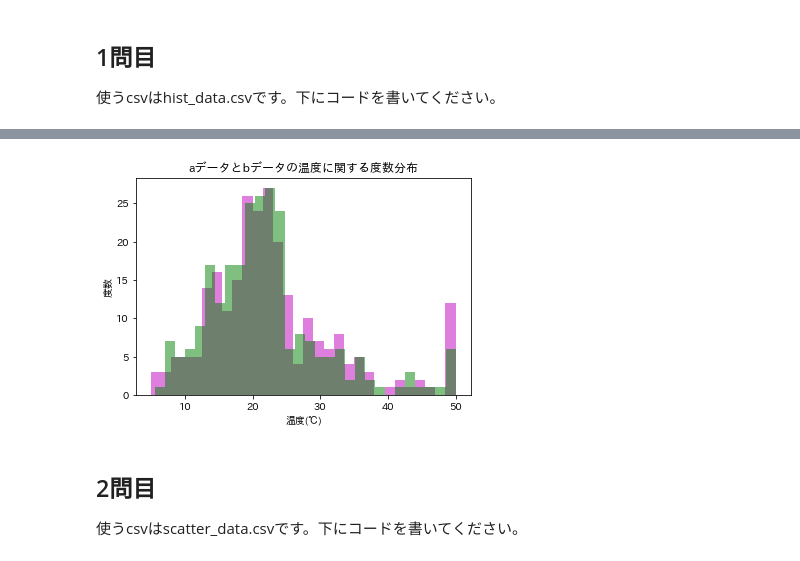
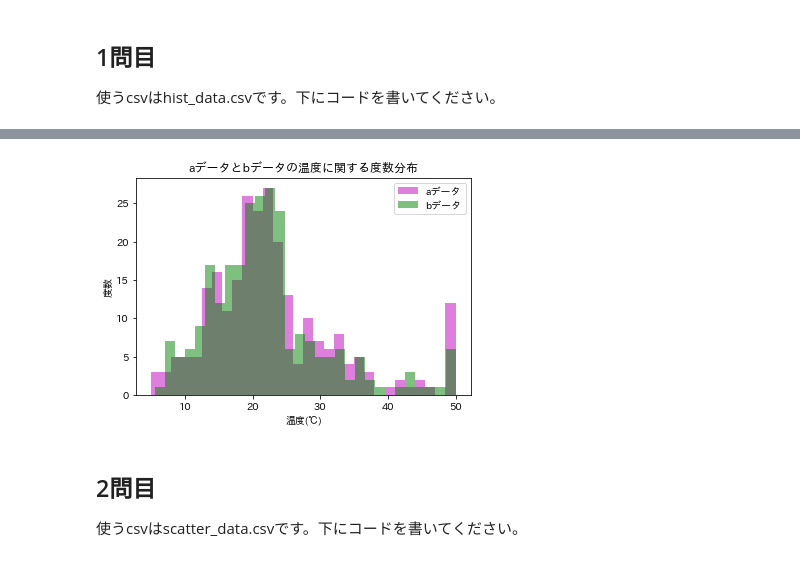
Before and after one commit to kobayashimasanobu/Basic--Python, a Jupyter notebook: colab/answer/可視化問題__answer.ipynb, the cells around one changed output, grey strips where cells are left out. Saved outputs shown, nothing was run; the diff lists cells and outputs as text; code cells hidden in the pictures.

```diff
--- a/colab/answer/可視化問題__answer.ipynb
+++ b/colab/answer/可視化問題__answer.ipynb
@@ -27,8 +27,9 @@ japanize_matplotlib.japanize()
 
 a_data_hist = pd.read_csv("hist_data.csv",usecols=[0],squeeze=True)
 b_data_hist = pd.read_csv("hist_data.csv",usecols=[1],squeeze=True)
-plt.hist(a_data_hist, bins=30, alpha=0.5, color='m')
-plt.hist(b_data_hist, bins=30, alpha=0.5, color='g')
+plt.hist(a_data_hist, bins=30, alpha=0.5, color='m',label="aデータ")
+plt.hist(b_data_hist, bins=30, alpha=0.5, color='g',label="bデータ")
+plt.legend()
 plt.title("aデータとbデータの温度に関する度数分布")
 plt.xlabel("温度(℃)")
 plt.ylabel("度数")
@@ -44,7 +45,7 @@ Requirement already satisfied: kiwisolver>=1.0.1 in /usr/local/lib/python3.7/dis
 Requirement already satisfied: pyparsing!=2.0.4,!=2.1.2,!=2.1.6,>=2.0.1 in /usr/local/lib/python3.7/dist-packages (from matplotlib->japanize-matplotlib) (3.0.9)
 Requirement already satisfied: typing-extensions in /usr/local/lib/python3.7/dist-packages (from kiwisolver>=1.0.1->matplotlib->japanize-matplotlib) (4.1.1)
 Requirement already satisfied: six>=1.5 in /usr/local/lib/python3.7/dist-packages (from python-dateutil>=2.1->matplotlib->japanize-matplotlib) (1.15.0)
-[figure, old version]
+[figure, new version]
 # %% [markdown]
 ## 2問目
 使うcsvはscatter_data.csvです。下にコードを書いてください。
```
Also changed, not shown: parts of 4 cells of this notebook.
